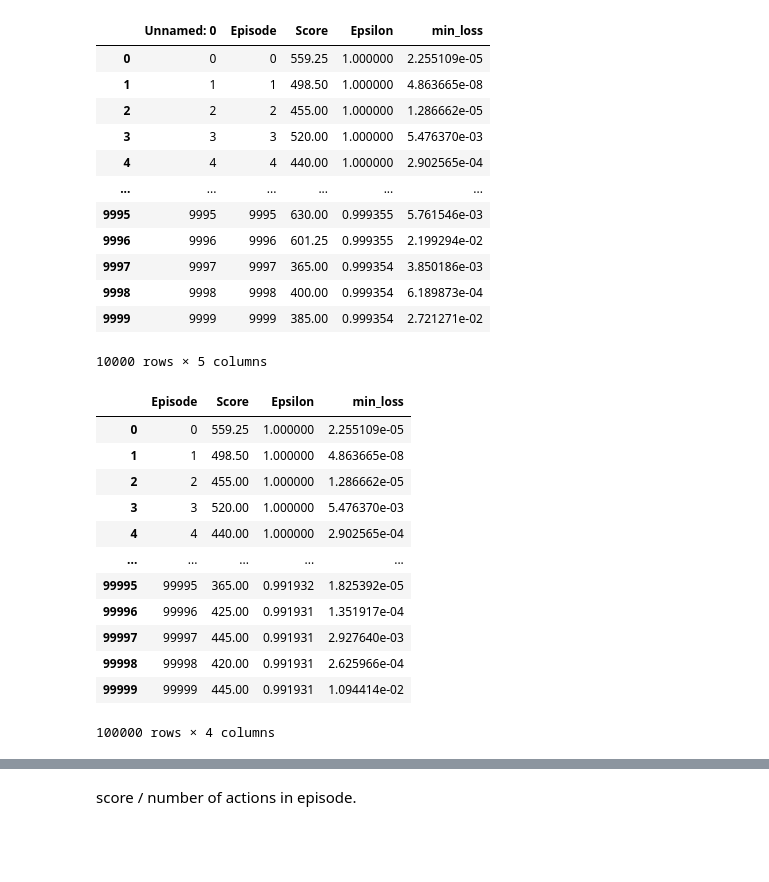
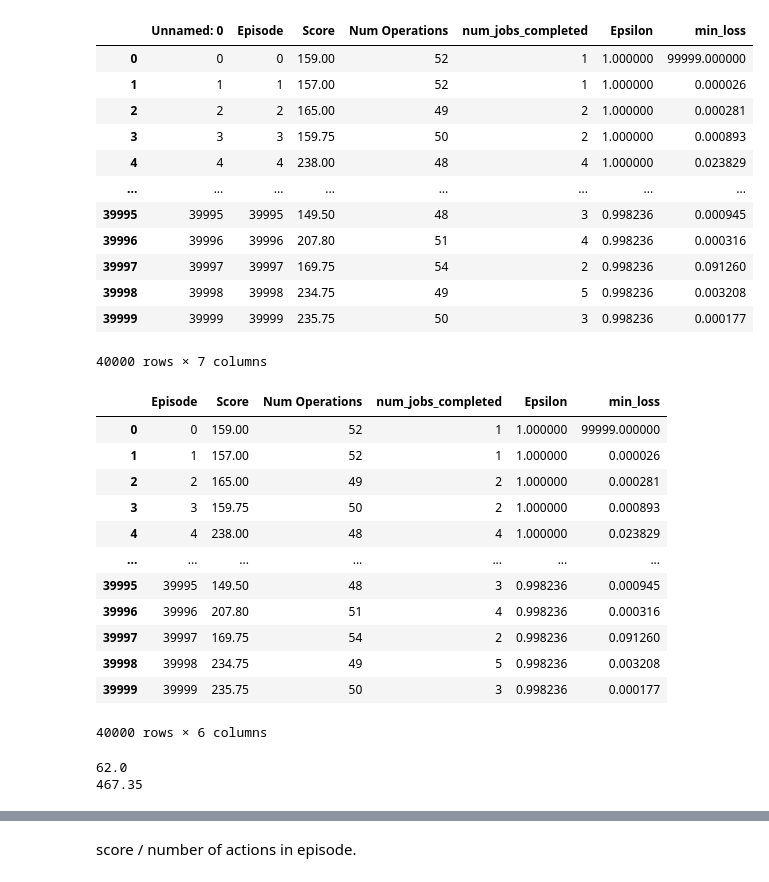
Before and after one commit to higrov/deep-reinforcement-learning-dfjssp, a Jupyter notebook: gym_cooking/logs/train_log/test.ipynb, the cells around one changed output, grey strips where cells are left out. Saved outputs shown, nothing was run; the diff lists cells and outputs as text; code cells hidden in the pictures; blank space fills up the shorter version.

```diff
--- a/gym_cooking/logs/train_log/test.ipynb
+++ b/gym_cooking/logs/train_log/test.ipynb
@@ -4,41 +5,48 @@ import matplotlib.pyplot as plt
 # %%
-df = pd.read_csv("./log-[100000]964.25.csv")
+df = pd.read_csv("./log-[40000].csv")
 
-df[0:10000][:]
+df
 # %% [output]
-|  | Unnamed: 0 | Episode | Score | Epsilon | min_loss |
-| 0 | 0 | 0 | 559.25 | 1.000000 | 2.255109e-05 |
-| 1 | 1 | 1 | 498.50 | 1.000000 | 4.863665e-08 |
-| 2 | 2 | 2 | 455.00 | 1.000000 | 1.286662e-05 |
-| 3 | 3 | 3 | 520.00 | 1.000000 | 5.476370e-03 |
-| 4 | 4 | 4 | 440.00 | 1.000000 | 2.902565e-04 |
-| ... | ... | ... | ... | ... | ... |
-| 9995 | 9995 | 9995 | 630.00 | 0.999355 | 5.761546e-03 |
-| 9996 | 9996 | 9996 | 601.25 | 0.999355 | 2.199294e-02 |
-| 9997 | 9997 | 9997 | 365.00 | 0.999354 | 3.850186e-03 |
-| 9998 | 9998 | 9998 | 400.00 | 0.999354 | 6.189873e-04 |
-| 9999 | 9999 | 9999 | 385.00 | 0.999354 | 2.721271e-02 |
+|  | Unnamed: 0 | Episode | Score | Num Operations | num_jobs_completed | Epsilon | min_loss |
+| 0 | 0 | 0 | 159.00 | 52 | 1 | 1.000000 | 99999.000000 |
+| 1 | 1 | 1 | 157.00 | 52 | 1 | 1.000000 | 0.000026 |
+| 2 | 2 | 2 | 165.00 | 49 | 2 | 1.000000 | 0.000281 |
+| 3 | 3 | 3 | 159.75 | 50 | 2 | 1.000000 | 0.000893 |
+| 4 | 4 | 4 | 238.00 | 48 | 4 | 1.000000 | 0.023829 |
+| ... | ... | ... | ... | ... | ... | ... | ... |
+| 39995 | 39995 | 39995 | 149.50 | 48 | 3 | 0.998236 | 0.000945 |
+| 39996 | 39996 | 39996 | 207.80 | 51 | 4 | 0.998236 | 0.000316 |
+| 39997 | 39997 | 39997 | 169.75 | 54 | 2 | 0.998236 | 0.091260 |
+| 39998 | 39998 | 39998 | 234.75 | 49 | 5 | 0.998236 | 0.003208 |
+| 39999 | 39999 | 39999 | 235.75 | 50 | 3 | 0.998236 | 0.000177 |
-10000 rows × 5 columns
+40000 rows × 7 columns
 # %%
 epsilon_ = df['Epsilon'] < 1
 df = df[epsilon_].reset_index(drop=True,inplace=False)
 df = df.drop('Unnamed: 0',axis = 1)
 df
 # %% [output]
-|  | Episode | Score | Epsilon | min_loss |
-| 0 | 0 | 559.25 | 1.000000 | 2.255109e-05 |
-| 1 | 1 | 498.50 | 1.000000 | 4.863665e-08 |
-| 2 | 2 | 455.00 | 1.000000 | 1.286662e-05 |
-| 3 | 3 | 520.00 | 1.000000 | 5.476370e-03 |
-| 4 | 4 | 440.00 | 1.000000 | 2.902565e-04 |
-| ... | ... | ... | ... | ... |
-| 99995 | 99995 | 365.00 | 0.991932 | 1.825392e-05 |
-| 99996 | 99996 | 425.00 | 0.991931 | 1.351917e-04 |
-| 99997 | 99997 | 445.00 | 0.991931 | 2.927640e-03 |
-| 99998 | 99998 | 420.00 | 0.991931 | 2.625966e-04 |
-| 99999 | 99999 | 445.00 | 0.991931 | 1.094414e-02 |
+|  | Episode | Score | Num Operations | num_jobs_completed | Epsilon | min_loss |
+| 0 | 0 | 159.00 | 52 | 1 | 1.000000 | 99999.000000 |
+| 1 | 1 | 157.00 | 52 | 1 | 1.000000 | 0.000026 |
+| 2 | 2 | 165.00 | 49 | 2 | 1.000000 | 0.000281 |
+| 3 | 3 | 159.75 | 50 | 2 | 1.000000 | 0.000893 |
+| 4 | 4 | 238.00 | 48 | 4 | 1.000000 | 0.023829 |
+| ... | ... | ... | ... | ... | ... | ... |
+| 39995 | 39995 | 149.50 | 48 | 3 | 0.998236 | 0.000945 |
+| 39996 | 39996 | 207.80 | 51 | 4 | 0.998236 | 0.000316 |
+| 39997 | 39997 | 169.75 | 54 | 2 | 0.998236 | 0.091260 |
+| 39998 | 39998 | 234.75 | 49 | 5 | 0.998236 | 0.003208 |
+| 39999 | 39999 | 235.75 | 50 | 3 | 0.998236 | 0.000177 |
-100000 rows × 4 columns
+40000 rows × 6 columns
 # %%
 min_score = min(list(df['Score']))
 max_score = max(list(df['Score']))
+
+print(min_score)
+
+print(max_score)
+# %% [output]
+62.0
+467.35
 # %%
```
Also changed, not shown: parts of 15 cells of this notebook, 24 other files.
